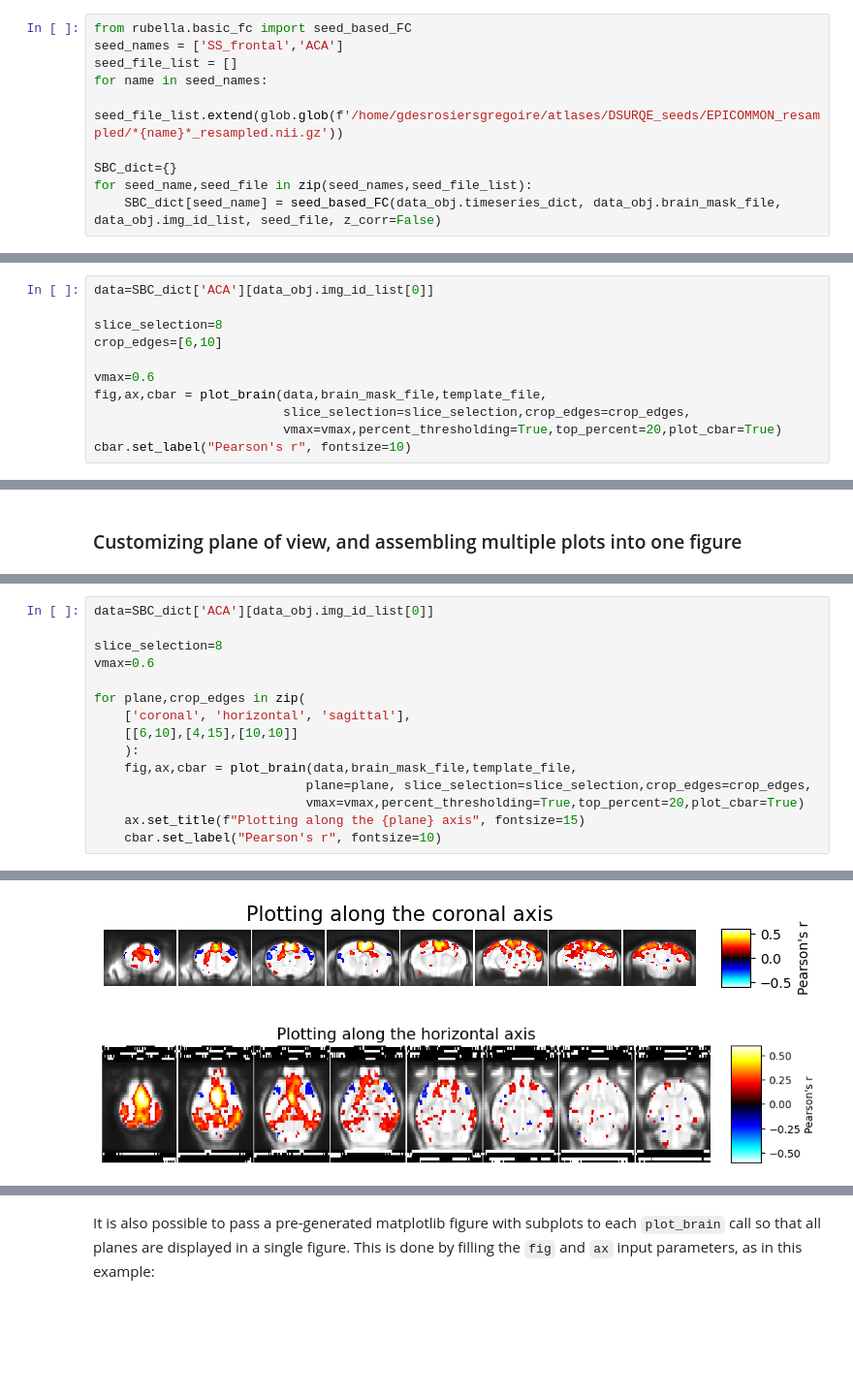
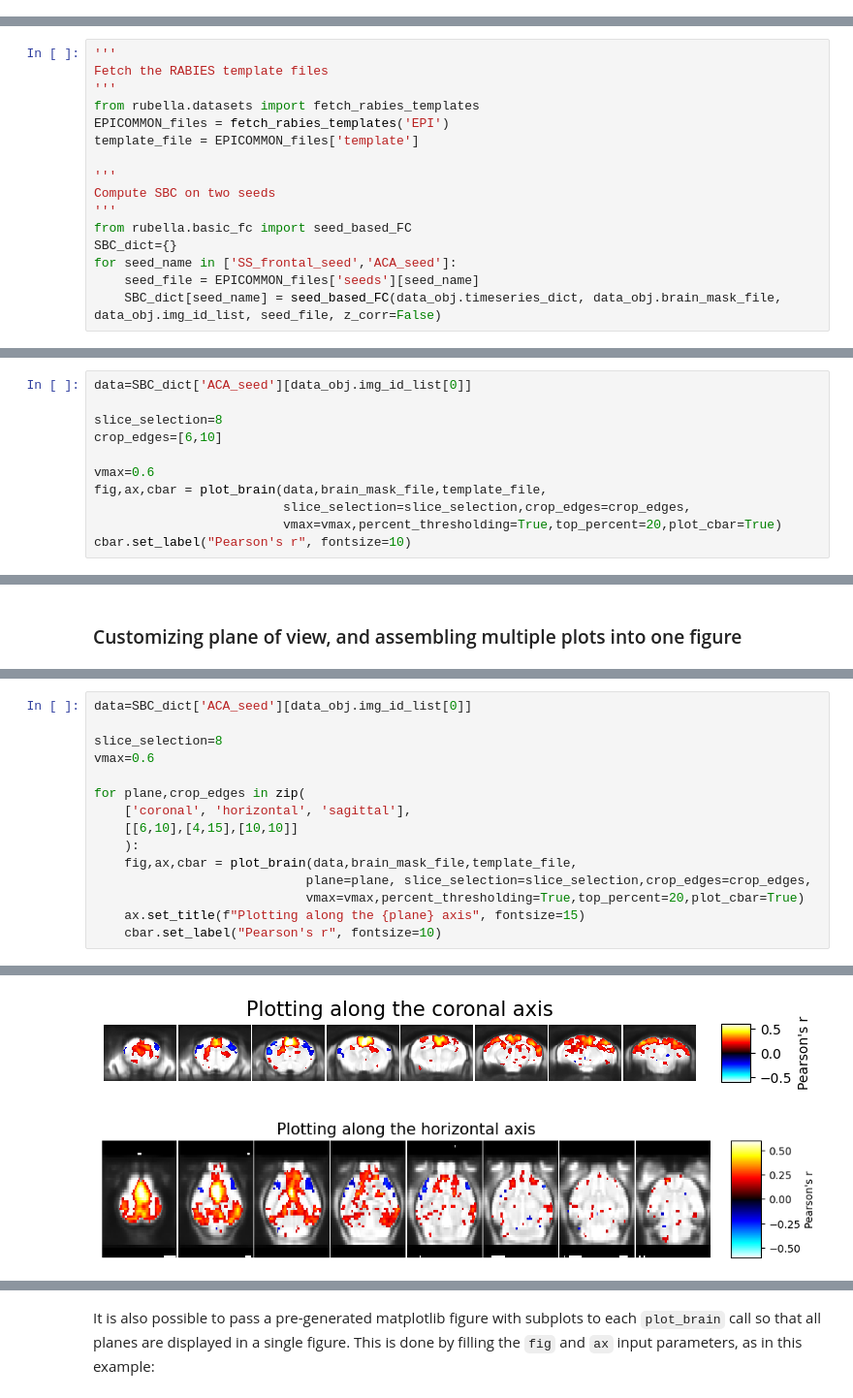
Before and after one commit to functional-neuroimaging/RUBELLA, a Jupyter notebook: docs/examples/plotting_example.ipynb, the cells around one changed output, grey strips where cells are left out. Shown at 97% size. Cells and saved outputs as stored; diff of their text form; blank space fills up the shorter version.

Commit message:
Revise plotting example, now uses the data fetcher.

```diff
--- a/docs/examples/plotting_example.ipynb
+++ b/docs/examples/plotting_example.ipynb
@@ -32,13 +31,3 @@ data_obj = DataObject(brain_mask_file, timeseries_file_list, img_id_list=None, f
 /media/DATA3/gdesrosiersgregoire/preproc/117_Cryo_mediso_v/rabies_117_Cryo_mediso_v_20261027/FD_cut30frames_bandpass0.01-0.2_cut30edges_mot6_aCompCor_smooth5/confound_correction_datasink/cleaned_times ...
 /media/DATA3/gdesrosiersgregoire/preproc/117_Cryo_mediso_v/rabies_117_Cryo_mediso_v_20261027/FD_cut30frames_bandpass0.01-0.2_cut30edges_mot6_aCompCor_smooth5/confound_correction_datasink/cleaned_times ...
 /media/DATA3/gdesrosiersgregoire/preproc/117_Cryo_mediso_v/rabies_117_Cryo_mediso_v_20261027/FD_cut30frames_bandpass0.01-0.2_cut30edges_mot6_aCompCor_smooth5/confound_correction_datasink/cleaned_times ...
-# %%
-from rubella.basic_fc import seed_based_FC
-seed_names = ['SS_frontal','ACA']
-seed_file_list = []
-for name in seed_names:
-    seed_file_list.extend(glob.glob(f'/home/gdesrosiersgregoire/atlases/DSURQE_seeds/EPICOMMON_resampled/*{name}*_resampled.nii.gz'))
-
-SBC_dict={}
-for seed_name,seed_file in zip(seed_names,seed_file_list):
-    SBC_dict[seed_name] = seed_based_FC(data_obj.timeseries_dict, data_obj.brain_mask_file, data_obj.img_id_list, seed_file, z_corr=False)
@@ -61,0 +34,16 @@ for seed_name,seed_file in zip(seed_names,seed_file_list):
+# %%
+'''
+Fetch the RABIES template files
+'''
+from rubella.datasets import fetch_rabies_templates
+EPICOMMON_files = fetch_rabies_templates('EPI')
+template_file = EPICOMMON_files['template']
+
+'''
+Compute SBC on two seeds
+'''
+from rubella.basic_fc import seed_based_FC
+SBC_dict={}
+for seed_name in ['SS_frontal_seed','ACA_seed']:
+    seed_file = EPICOMMON_files['seeds'][seed_name]
+    SBC_dict[seed_name] = seed_based_FC(data_obj.timeseries_dict, data_obj.brain_mask_file, data_obj.img_id_list, seed_file, z_corr=False)
@@ -170,5 +177,5 @@ An alternative thresholding technique is to keep a fixed percentage of the brain
 # %%
-data=SBC_dict['ACA'][data_obj.img_id_list[0]]
+data=SBC_dict['ACA_seed'][data_obj.img_id_list[0]]
 
 slice_selection=8
 crop_edges=[6,10]
@@ -189,24 +196,24 @@ Now we can also plot along any of the 3 cardinal axes: 'coronal', 'horizontal' o
 # %%
-data=SBC_dict['ACA'][data_obj.img_id_list[0]]
+data=SBC_dict['ACA_seed'][data_obj.img_id_list[0]]
 
 slice_selection=8
 vmax=0.6
 
 for plane,crop_edges in zip(
     ['coronal', 'horizontal', 'sagittal'],
     [[6,10],[4,15],[10,10]]
     ):
     fig,ax,cbar = plot_brain(data,brain_mask_file,template_file,
                             plane=plane, slice_selection=slice_selection,crop_edges=crop_edges,
                             vmax=vmax,percent_thresholding=True,top_percent=20,plot_cbar=True)
     ax.set_title(f"Plotting along the {plane} axis", fontsize=15)
     cbar.set_label("Pearson's r", fontsize=10)
 # %% [output]
 Plotting along slices: [31, 29, 27, 24, 22, 19, 17, 15]
 Generating a figure with dimensions (9.82222318649292, 0.9600000381469727)
 Plotting along slices: [46, 42, 39, 36, 32, 29, 26, 22]
 Generating a figure with dimensions (9.82222318649292, 1.880000028014183)
 Plotting along slices: [47, 43, 39, 35, 31, 27, 23, 19]
 Generating a figure with dimensions (15.040000224113465, 0.9600000381469727)
 [figure]
-[figure, old version]
+[figure, new version]
```
Also changed, not shown: parts of 20 cells of this notebook, 1 other file.
